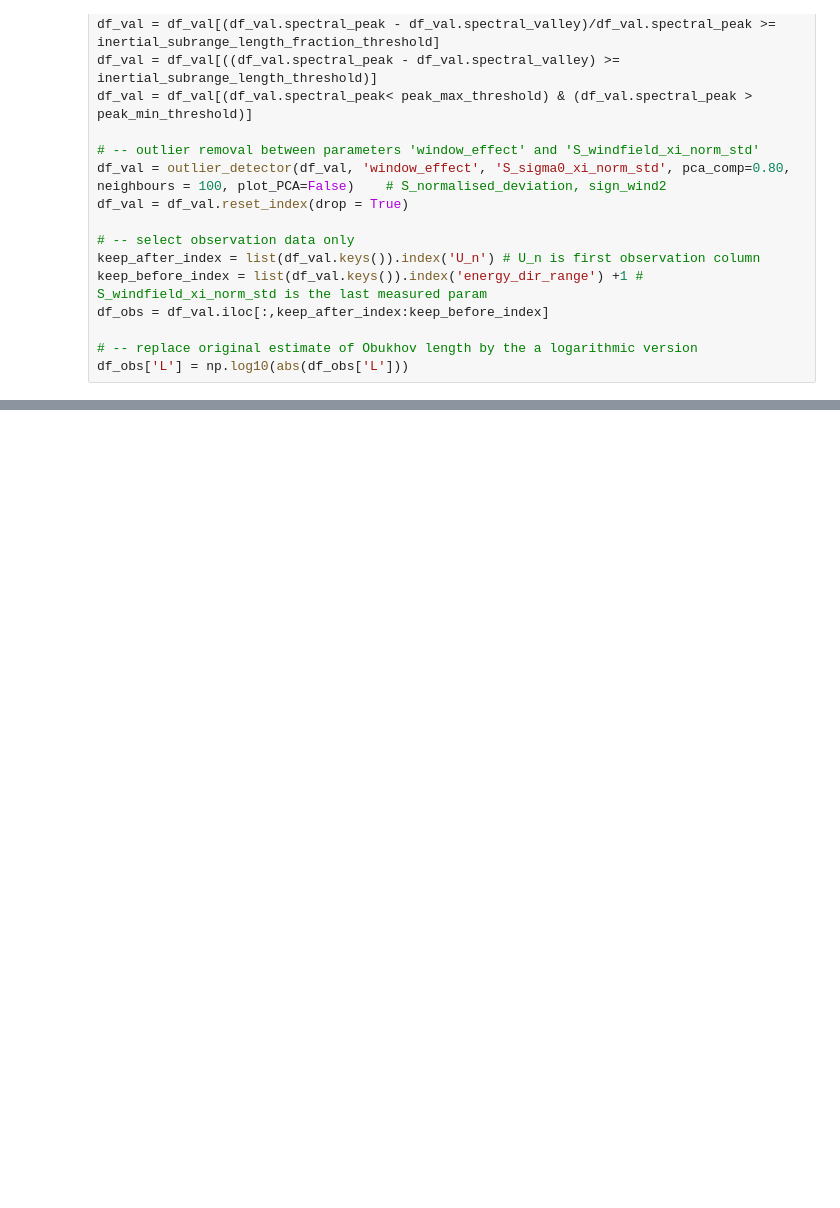
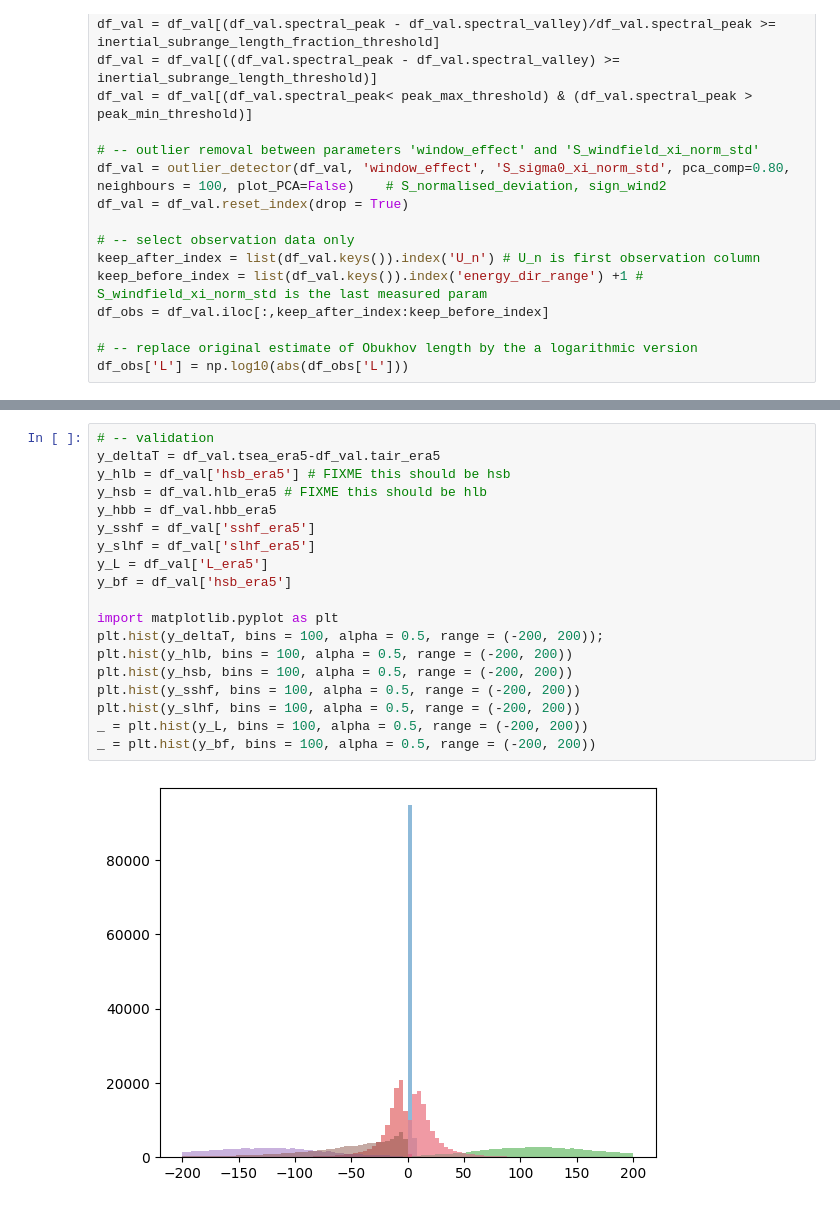
Before and after one commit to owenodriscoll/AutoML, a Jupyter notebook: examples/analysis_rolls_cells.ipynb, the cells around one changed output, grey strips where cells are left out. Drawn from its saved outputs; the diff is of its cells as text; blank space fills up the shorter version.

```diff
--- a/examples/analysis_rolls_cells.ipynb
+++ b/examples/analysis_rolls_cells.ipynb
@@ -270,0 +272,21 @@ fig2, datas2 = eqm.world_maps_single(df_input = df_input, variables = variables,
+# %%
+# -- validation
+y_deltaT = df_val.tsea_era5-df_val.tair_era5
+y_hlb = df_val['hsb_era5'] # FIXME this should be hsb
+y_hsb = df_val.hlb_era5 # FIXME this should be hlb
+y_hbb = df_val.hbb_era5
+y_sshf = df_val['sshf_era5']
+y_slhf = df_val['slhf_era5']
+y_L = df_val['L_era5']
+y_bf = df_val['hsb_era5']
+
+import matplotlib.pyplot as plt
+plt.hist(y_deltaT, bins = 100, alpha = 0.5, range = (-200, 200));
+plt.hist(y_hlb, bins = 100, alpha = 0.5, range = (-200, 200))
+plt.hist(y_hsb, bins = 100, alpha = 0.5, range = (-200, 200))
+plt.hist(y_sshf, bins = 100, alpha = 0.5, range = (-200, 200))
+plt.hist(y_slhf, bins = 100, alpha = 0.5, range = (-200, 200))
+_ = plt.hist(y_L, bins = 100, alpha = 0.5, range = (-200, 200))
+_ = plt.hist(y_bf, bins = 100, alpha = 0.5, range = (-200, 200))
+# %% [output]
+[figure, added]
```
Also changed, not shown: parts of 27 cells of this notebook.
